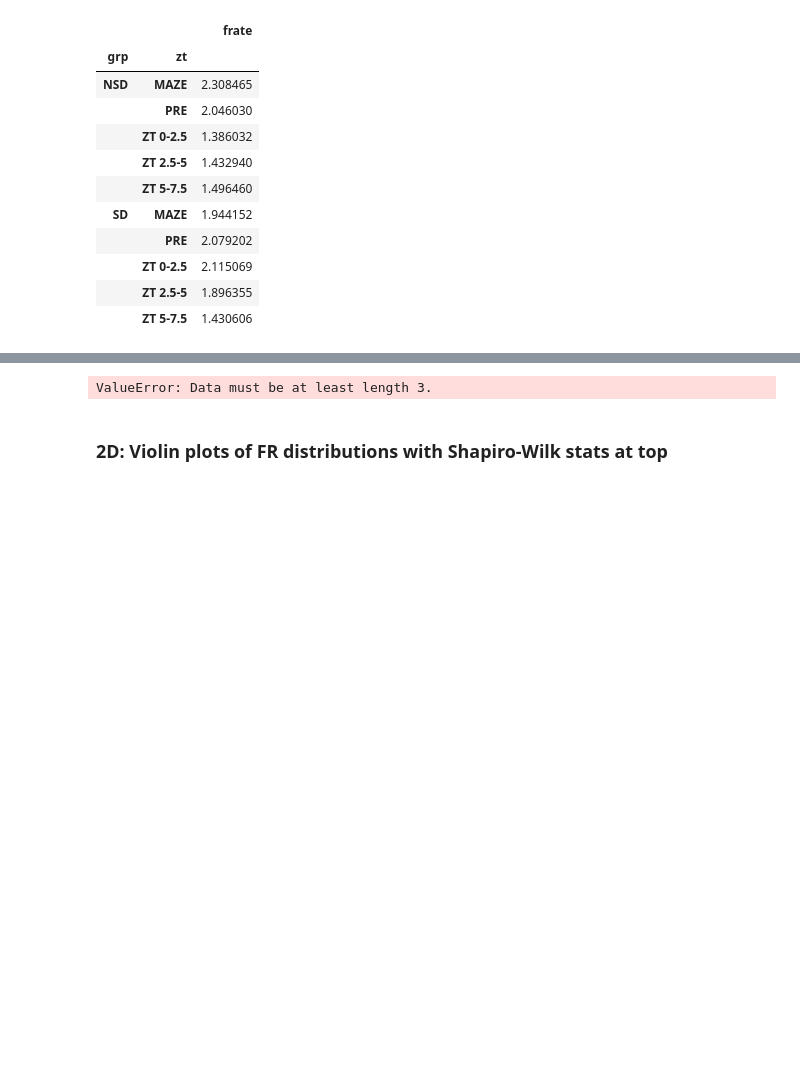
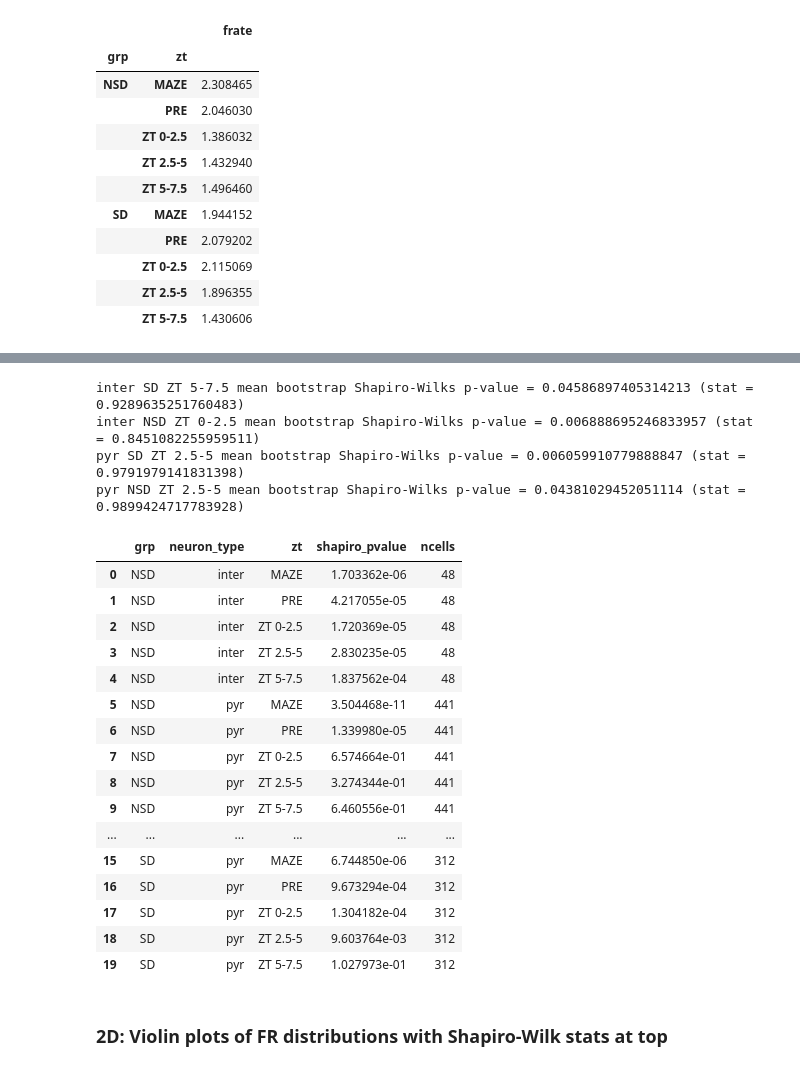
Before and after one commit to diba-lab/sleep_loss_hippocampal_replay, a Jupyter notebook: analysis_and_figure_code/sleep_deprivation/figures/sd_figure2_bs.ipynb, the cells around one changed output, grey strips where cells are left out. Cells and saved outputs as stored; diff of their text form; code cells hidden in the pictures; blank space fills up the shorter version.

```diff
--- a/analysis_and_figure_code/sleep_deprivation/figures/sd_figure2_bs.ipynb
+++ b/analysis_and_figure_code/sleep_deprivation/figures/sd_figure2_bs.ipynb
@@ -1086,10 +1093,17 @@ frate_df[frate_df.neuron_type == "pyr"].drop(columns=["neuron_id", "session", "n
 # %%
-frate_df = subjects.GroupData().frate_post_chunks
+# Compare to bootstrap
+boot_stat_df = grpdata.frate_normality_statistic_blocks_bootstrap
+boot_stat_mean = boot_stat_df.groupby(["grp", "neuron_type", "zt"]).mean().reset_index()
+for n_type, zt, grp in zip(["inter", "inter", "pyr", "pyr"], ["ZT 5-7.5", "ZT 0-2.5", "ZT 2.5-5", "ZT 2.5-5"], ["SD", "NSD", "SD", "NSD"]):
+    df_use = boot_stat_mean[(boot_stat_mean.neuron_type == n_type) & (boot_stat_mean.zt == zt) & (boot_stat_mean.grp == grp)]
+    print(f"{n_type} {grp} {zt} mean bootstrap Shapiro-Wilks p-value = {df_use.shapiro_pvalue.values[0]} (stat = {df_use.shapiro.values[0]})")
 
-sw_stats = []
-for n_type, zt, grp in zip(["inter", "inter", "pyr", "pyr"], ["5-7.5", "0-2.5", "2.5-5", "2.5-5"], ["SD", "NSD", "SD", "NSD"]):
-    df_use = frate_df[(frate_df.neuron_type == n_type) & (frate_df.zt == zt) & (frate_df.grp == grp)]
-    sw_stat, sw_pvalue = stats.shapiro(np.log(df_use["frate"].values))
-    print(f"{n_type} {grp} {zt} Shapiro-Wilks p-value = {sw_pvalue} (stat = {sw_stat}, n = {df_use.shape[0]})")
+# Add in n and export to csv
+boot_stat_n = boot_stat_df.groupby(["grp", "neuron_type", "zt"]).count().reset_index().shapiro.values
+boot_stat_mean.insert(8, "nboot", boot_stat_n)
+boot_stat_mean.to_csv(subjects.GroupData().path / "normality_mean_values_boot.csv")
 # %% [output]
-ValueError: Data must be at least length 3.
+inter SD ZT 5-7.5 mean bootstrap Shapiro-Wilks p-value = 0.04586897405314213 (stat = 0.9289635251760483)
+inter NSD ZT 0-2.5 mean bootstrap Shapiro-Wilks p-value = 0.006888695246833957 (stat = 0.8451082255959511)
+pyr SD ZT 2.5-5 mean bootstrap Shapiro-Wilks p-value = 0.006059910779888847 (stat = 0.9791979141831398)
+pyr NSD ZT 2.5-5 mean bootstrap Shapiro-Wilks p-value = 0.04381029452051114 (stat = 0.9899424717783928)
@@ -1108,12 +1110,30 @@ boot_stat_mean.to_csv(subjects.GroupData().path / "normality_mean_values_boot.cs
 # %%
 frate_df = subjects.GroupData().frate_post_chunks
-logshapiro = lambda frate: stats.shapiro(np.log(frate))[1]
-shapiro_df = frate_df.drop(columns=["session", "neuron_id"]).groupby(["grp", "neuron_type", "zt"]).apply(logshapiro).reset_index()
+logshapiro = lambda x: stats.shapiro(np.log(x))[1]
+shapiro_df = frate_df.drop(columns=["session", "neuron_id", "name"]).groupby(["grp", "neuron_type", "zt"]).apply(logshapiro).reset_index()
 shapiro_df = shapiro_df.rename(columns={0: "shapiro_pvalue"})
 ncells = frate_df.drop(columns=["session", "neuron_id"]).groupby(["grp", "neuron_type", "zt"]).count().reset_index().frate.values
 shapiro_df.insert(4, "ncells", ncells)
 shapiro_df.to_csv(subjects.GroupData().path / "shapiro_pvalues_raw.csv")
 shapiro_df
+# %% [output]
+|  | grp | neuron_type | zt | shapiro_pvalue | ncells |
+| 0 | NSD | inter | MAZE | 1.703362e-06 | 48 |
+| 1 | NSD | inter | PRE | 4.217055e-05 | 48 |
+| 2 | NSD | inter | ZT 0-2.5 | 1.720369e-05 | 48 |
+| 3 | NSD | inter | ZT 2.5-5 | 2.830235e-05 | 48 |
+| 4 | NSD | inter | ZT 5-7.5 | 1.837562e-04 | 48 |
+| 5 | NSD | pyr | MAZE | 3.504468e-11 | 441 |
+| 6 | NSD | pyr | PRE | 1.339980e-05 | 441 |
+| 7 | NSD | pyr | ZT 0-2.5 | 6.574664e-01 | 441 |
+| 8 | NSD | pyr | ZT 2.5-5 | 3.274344e-01 | 441 |
+| 9 | NSD | pyr | ZT 5-7.5 | 6.460556e-01 | 441 |
+| ... | ... | ... | ... | ... | ... |
+| 15 | SD | pyr | MAZE | 6.744850e-06 | 312 |
+| 16 | SD | pyr | PRE | 9.673294e-04 | 312 |
+| 17 | SD | pyr | ZT 0-2.5 | 1.304182e-04 | 312 |
+| 18 | SD | pyr | ZT 2.5-5 | 9.603764e-03 | 312 |
+| 19 | SD | pyr | ZT 5-7.5 | 1.027973e-01 | 312 |
 # %% [markdown]
 ### 2D: Violin plots of FR distributions with Shapiro-Wilk stats at top
 # %%
```
Also changed, not shown: parts of 11 cells of this notebook, 7 other files.
